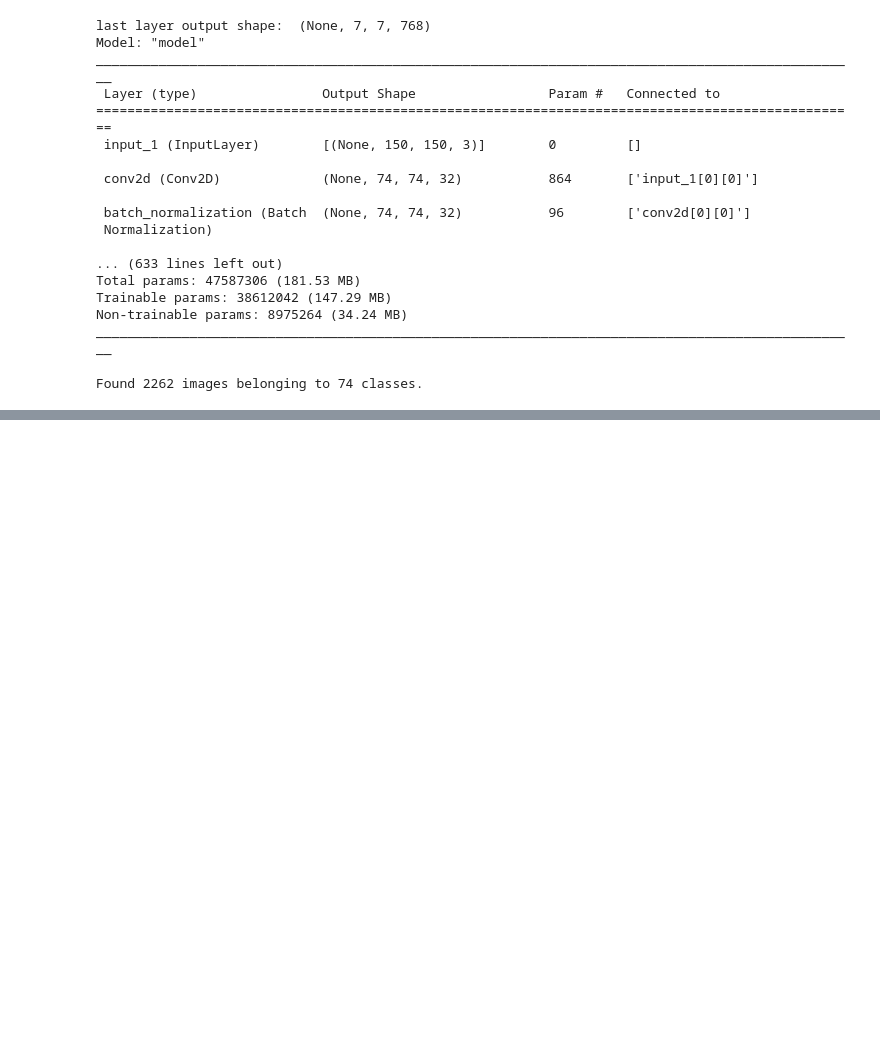
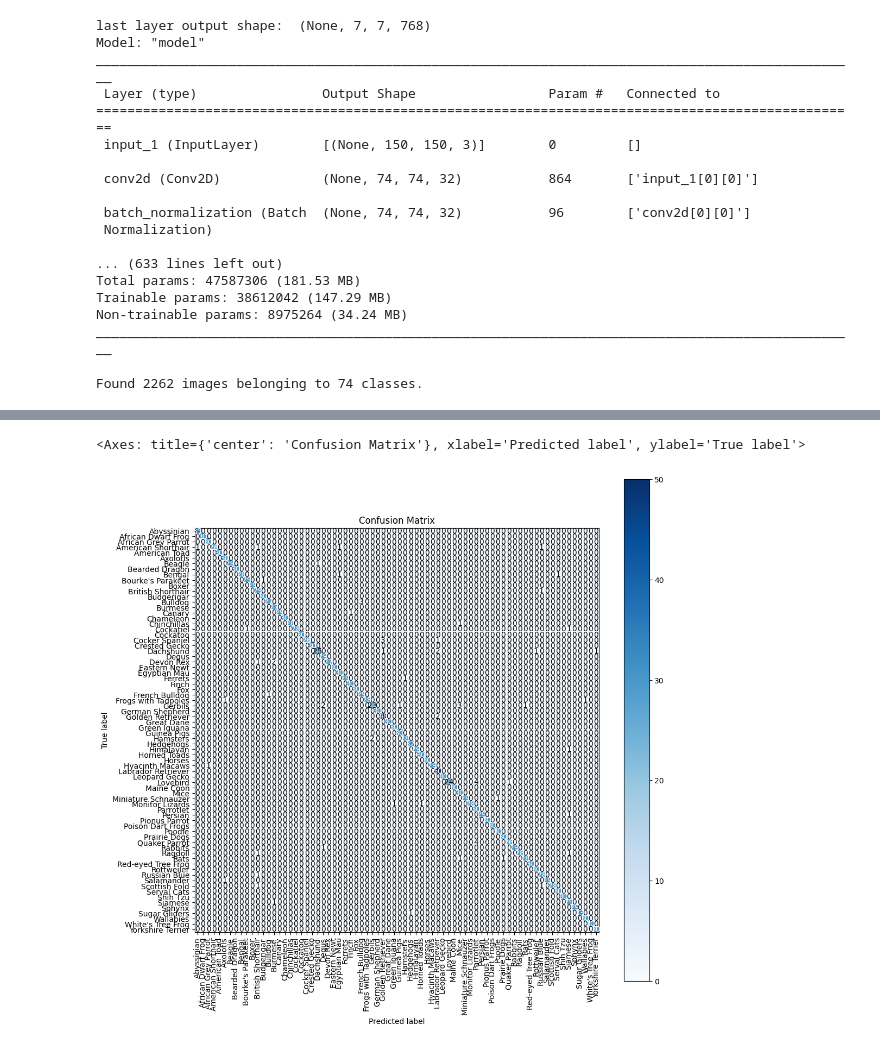
Before and after one commit to tabrezdn1/cs670-pet-gaurdian, a Jupyter notebook: main.ipynb, the cells around one changed output, grey strips where cells are left out. Cells and saved outputs as stored; diff of their text form; code cells hidden in the pictures; blank space fills up the shorter version.

```diff
--- a/main.ipynb
+++ b/main.ipynb
@@ -353,0 +340,11 @@ array([[[110,  28,  72],
+# %%
+from keras.preprocessing.image import ImageDataGenerator
+from keras.applications.inception_v3 import preprocess_input
+
+test_generator = ImageDataGenerator(preprocessing_function=preprocess_input) #creating a test image generator
+test_flow = test_generator.flow_from_directory(
+    dataset_pth,
+    shuffle=False,
+    target_size=(150, 150),
+    batch_size = 32
+)
@@ -353,0 +353,11 @@ array([[[110,  28,  72],
+# %%
+import math
+
+predictions = model.predict_generator( # generating a prediciton for all of our test images
+    test_flow,
+    verbose=1,
+    steps=math.ceil(test_flow.samples/test_flow.batch_size))
+predicted_classes = np.argmax(predictions, axis=1)
+
+true_classes = test_flow.classes
+class_labels = list(test_flow.class_indices.keys())
@@ -353,0 +366,15 @@ array([[[110,  28,  72],
+# %%
+import matplotlib.pyplot as plt
+%matplotlib inline
+import scikitplot as skplt
+
+
+skplt.metrics.plot_confusion_matrix( # generating a confusion matrix based on the dataset
+    true_map_classes,
+    predicted_map_classes,
+    labels=class_labels,
+    x_tick_rotation=90,
+    figsize=(12,12))
+# %% [output]
+<Axes: title={'center': 'Confusion Matrix'}, xlabel='Predicted label', ylabel='True label'>
+[figure, added]
```
Also changed, not shown: parts of 15 cells of this notebook.
